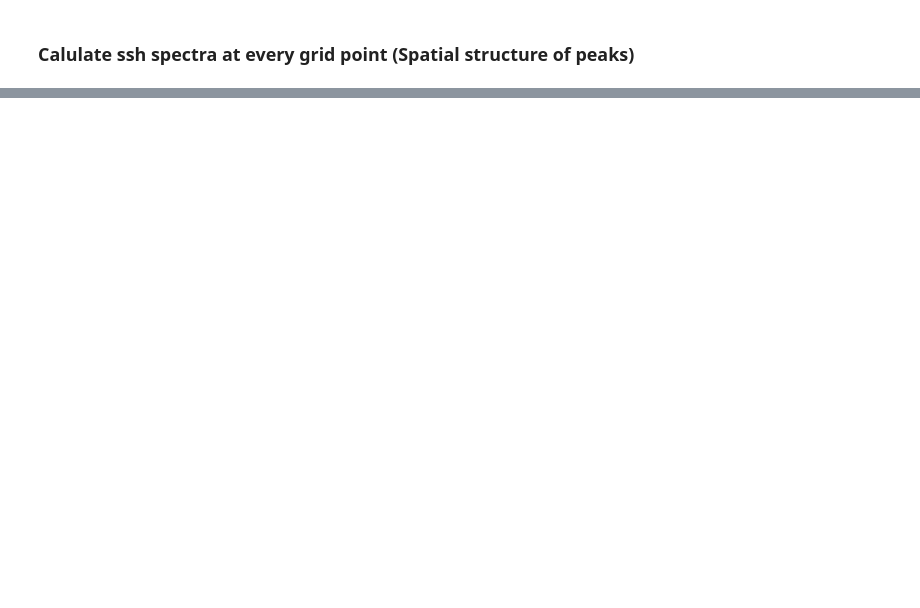
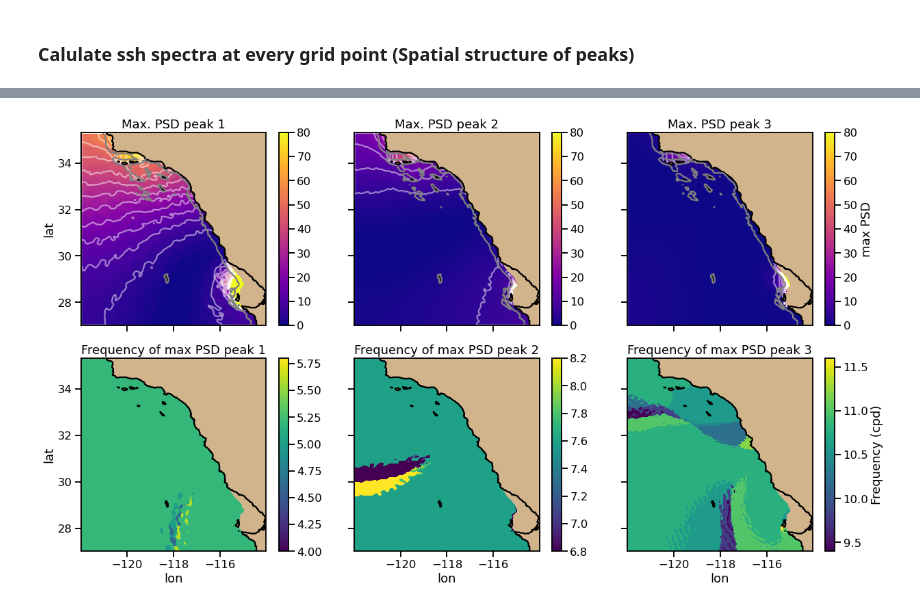
Before and after one commit to anakarinarm/notebooks_SVB, a Jupyter notebook: MITgcm/domain5/ssh_spectra_domain.ipynb, the cells around one changed output, grey strips where cells are left out. Cells and saved outputs as stored; diff of their text form; code cells hidden in the pictures; blank space fills up the shorter version.

```diff
--- a/MITgcm/domain5/ssh_spectra_domain.ipynb
+++ b/MITgcm/domain5/ssh_spectra_domain.ipynb
@@ -146,0 +206,58 @@ ax2.set_aspect(1)
+# %%
+fig, ((ax1, ax2, ax3),(ax4,ax5,ax6)) = plt.subplots(2,3,figsize=(18,10), sharey=True, sharex=True)
+sns.set_context('talk')
+ax1.set_facecolor('tan')
+pc1 = ax1.pcolormesh(lon,lat, sshData.p1_psd, cmap='plasma', vmin=0, vmax=80)
+plt.colorbar(pc1, ax=ax1)
+levels=np.arange(0,80,5)
+cn1 = ax1.contour(lon,lat, sshData.p1_psd, levels, colors='1', alpha=0.5)
+ax1.contour(lon,lat,depth,levels=[0, 250], colors=['k','0.5','0.5','0.5','0.5','0.5'])
+ax1.set_ylabel('lat')
+ax1.set_title('Max. PSD peak 1')
+ax1.set_aspect(1)
+
+ax2.set_facecolor('tan')
+pc2 = ax2.pcolormesh(lon,lat, sshData.p2_psd, cmap='plasma', vmin=0, vmax=80)
+plt.colorbar(pc2, ax=ax2)
+levels=np.arange(0,80,5)
+cn2 = ax2.contour(lon,lat, sshData.p2_psd, levels, colors='1', alpha=0.5)
+ax2.contour(lon,lat,depth,levels=[0, 250], colors=['k','0.5','0.5','0.5','0.5','0.5'])
+ax2.set_title('Max. PSD peak 2')
+ax2.set_aspect(1)
+
+ax3.set_facecolor('tan')
+pc3 = ax3.pcolormesh(lon,lat, sshData.p3_psd, cmap='plasma', vmin=0, vmax=80)
+plt.colorbar(pc3, ax=ax3, label='max PSD')
+levels=np.arange(0,80,5)
+cn3 = ax3.contour(lon,lat, sshData.p3_psd, levels, colors='1', alpha=0.5)
+ax3.contour(lon,lat,depth,levels=[0, 250], colors=['k','0.5','0.5','0.5','0.5','0.5'])
+ax3.set_title('Max. PSD peak 3')
+ax3.set_aspect(1)
+
+ax4.set_facecolor('tan')
+pc4 = ax4.pcolormesh(lon, lat, sshData.p1_freq, cmap='viridis')
+plt.colorbar(pc4, ax=ax4)
+ax4.contour(lon,lat,depth,levels=[0], colors=['k'])
+ax4.set_xlabel('lon')
+ax4.set_ylabel('lat')
+ax4.set_title('Frequency of max PSD peak 1')
+ax4.set_aspect(1)
+
+ax5.set_facecolor('tan')
+pc5 = ax5.pcolormesh(lon, lat, sshData.p2_freq, cmap='viridis')
+plt.colorbar(pc5, ax=ax5)
+ax5.contour(lon,lat,depth,levels=[0], colors=['k'])
+ax5.set_xlabel('lon')
+ax5.set_title('Frequency of max PSD peak 2')
+ax5.set_aspect(1)
+
+ax6.set_facecolor('tan')
+pc6 = ax6.pcolormesh(lon, lat, sshData.p3_freq, cmap='viridis')
+plt.colorbar(pc6, ax=ax6, label='Frequency (cpd)')
+ax6.contour(lon,lat,depth,levels=[0], colors=['k'])
+ax6.set_xlabel('lon')
+ax6.set_title('Frequency of max PSD peak 3')
+ax6.set_aspect(1)
+plt.tight_layout()
+# %% [output]
+[figure, added]
```
Also changed, not shown: parts of 16 cells of this notebook, 11 other files.
